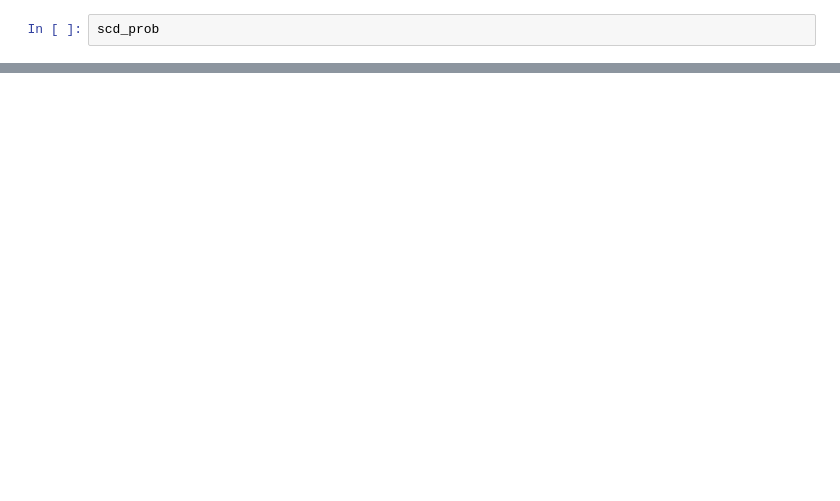
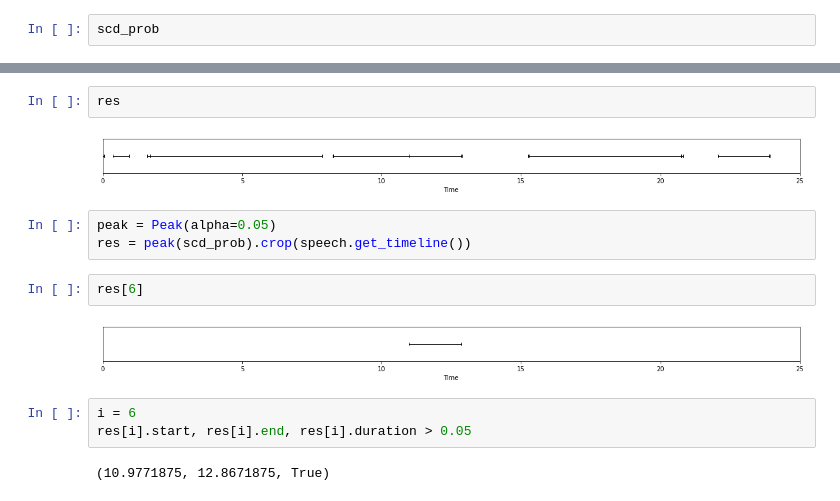
Before and after one commit to amitliron/Voice, a Jupyter notebook: SpeakerSegmentation.ipynb, the cells around one changed output, grey strips where cells are left out. Saved outputs shown, nothing was run; the diff lists cells and outputs as text; blank space fills up the shorter version.

```diff
--- a/SpeakerSegmentation.ipynb
+++ b/SpeakerSegmentation.ipynb
@@ -138,0 +194,16 @@ fig.show()
+# %%
+res
+# %% [output]
+[figure, added]
+# %%
+peak = Peak(alpha=0.05)
+res = peak(scd_prob).crop(speech.get_timeline())
+# %%
+res[6]
+# %% [output]
+[figure, added]
+# %%
+i = 6
+res[i].start, res[i].end, res[i].duration > 0.05
+# %% [output]
+(10.9771875, 12.8671875, True)
```
Also changed, not shown: parts of 22 cells of this notebook.
